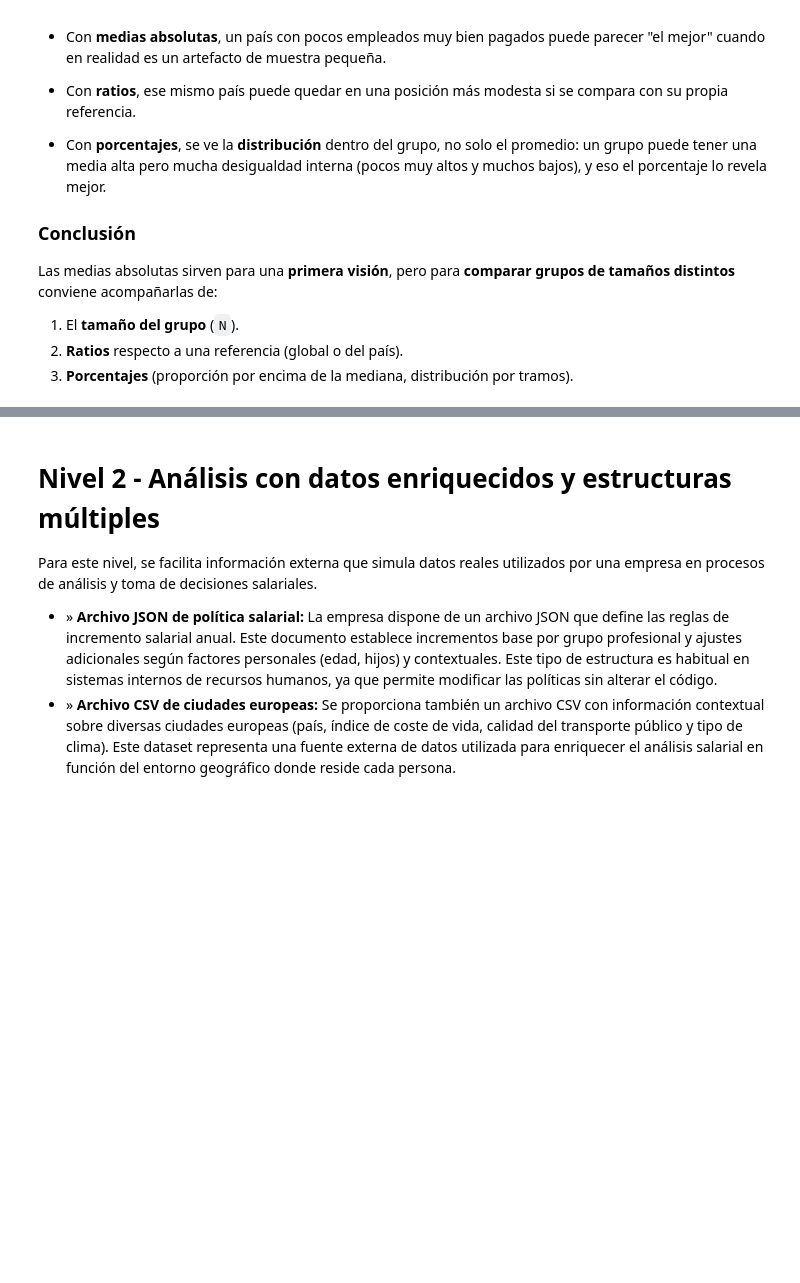
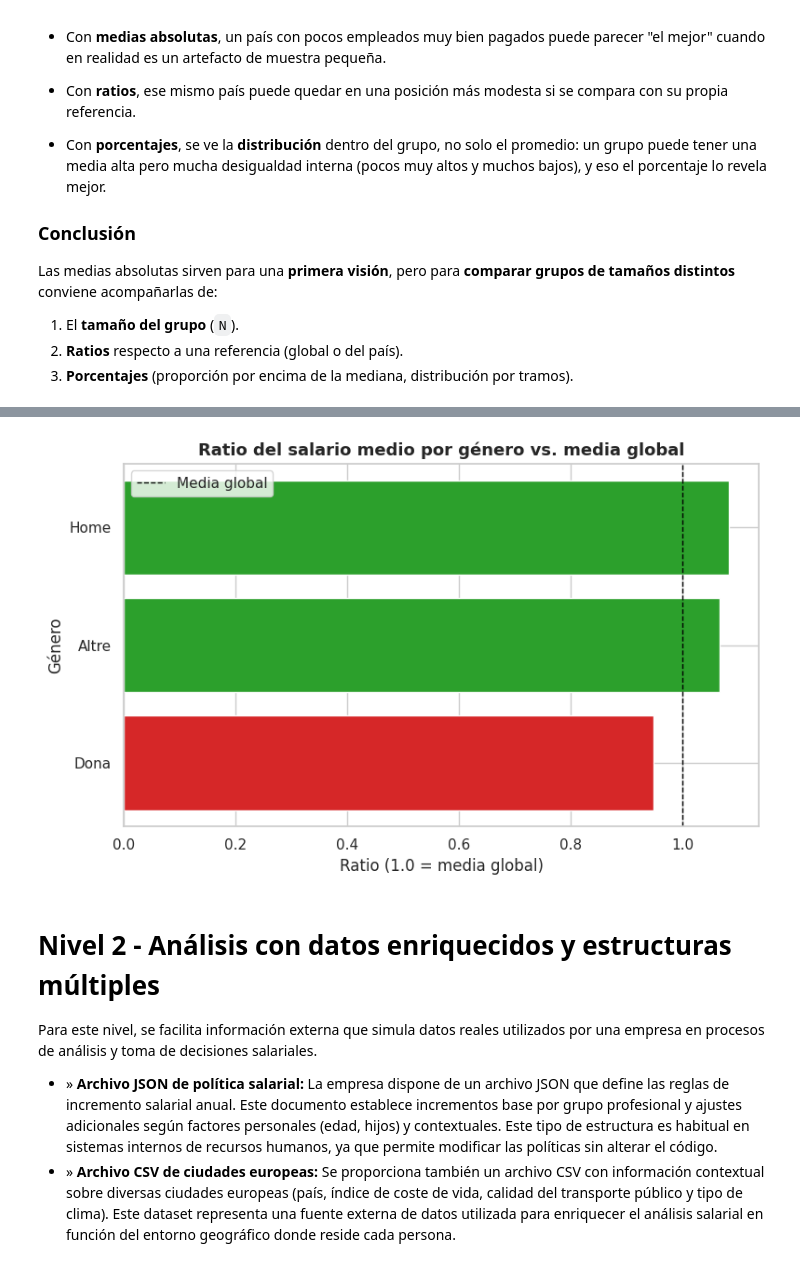
Before and after one commit to AlejandroNPereyra/Sprint-8---Data-Analysis, a Jupyter notebook: Sprint_8.ipynb, the cells around one changed output, grey strips where cells are left out. Saved outputs shown, nothing was run; the diff lists cells and outputs as text; code cells hidden in the pictures; blank space fills up the shorter version.

```diff
--- a/Sprint_8.ipynb
+++ b/Sprint_8.ipynb
@@ -1477,3 +1510,24 @@ Las medias absolutas sirven para una **primera visión**, pero para **comparar g
+# %%
+mitjana_global = encuesta['Salari mensual (€)'].mean()
+ratio_genere = (
+    encuesta.groupby('Gènere')['Salari mensual (€)']
+    .mean()
+    .div(mitjana_global)
+    .sort_values()
+)
+
+plt.figure(figsize=(8, 5))
+colors = ['#d62728' if v < 1 else '#2ca02c' for v in ratio_genere.values]
+plt.barh(ratio_genere.index, ratio_genere.values, color=colors)
+plt.axvline(1, color='black', linestyle='--', linewidth=1, label='Media global')
+plt.title('Ratio del salario medio por género vs. media global')
+plt.xlabel('Ratio (1.0 = media global)')
+plt.ylabel('Género')
+plt.legend()
+plt.tight_layout()
+plt.show()
+# %% [output]
+[figure, added]
 # %% [markdown]
 # Nivel 2 - Análisis con datos enriquecidos y estructuras múltiples
 
```
Also changed, not shown: parts of 2 cells of this notebook.
